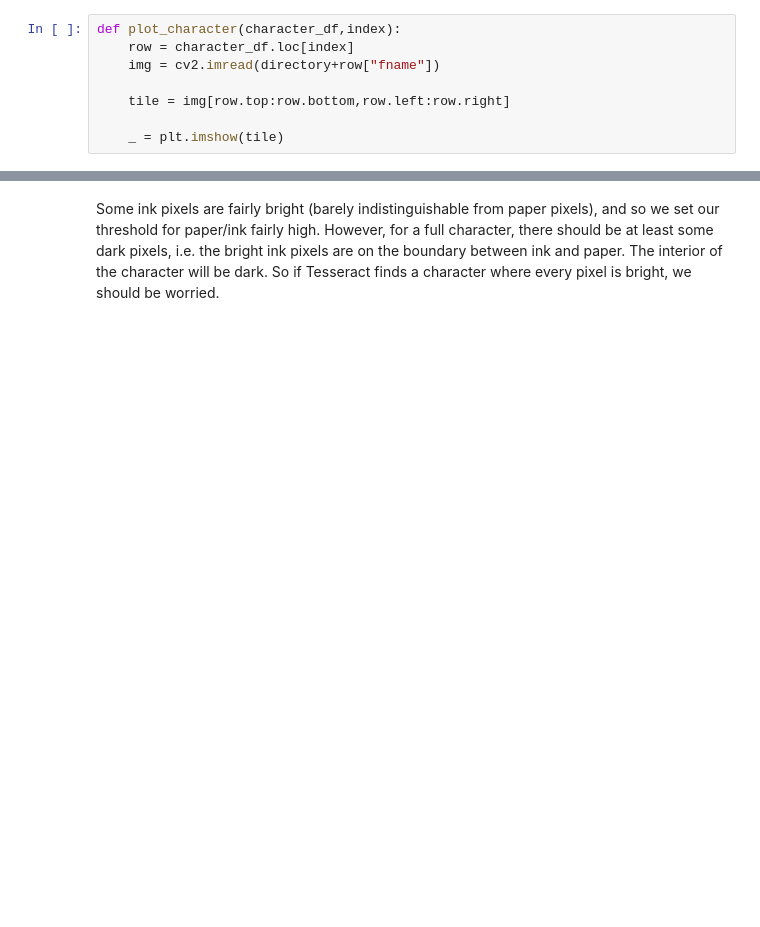
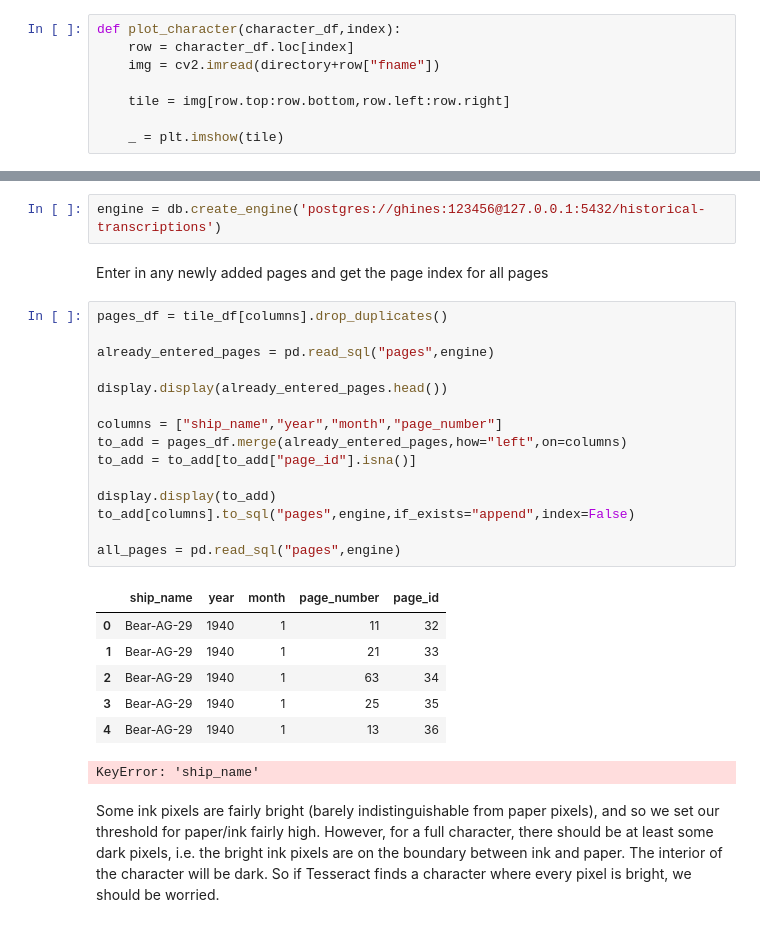
Before and after one commit to ggdhines/historical-transcriptions, a Jupyter notebook: notebooks/ocr followup.ipynb, the cells around one changed output, grey strips where cells are left out. Cells and saved outputs as stored; diff of their text form; blank space fills up the shorter version.

```diff
--- a/notebooks/ocr followup.ipynb
+++ b/notebooks/ocr followup.ipynb
@@ -76,3 +84,30 @@ Bear-AG-29-1940-01-49_ocr_ready.png
+# %%
+engine = db.create_engine('postgres://ghines:123456@127.0.0.1:5432/historical-transcriptions')
+# %% [markdown]
+Enter in any newly added pages and get the page index for all pages
+# %%
+pages_df = tile_df[columns].drop_duplicates()
+
+already_entered_pages = pd.read_sql("pages",engine)
+
+display.display(already_entered_pages.head())
+
+columns = ["ship_name","year","month","page_number"]
+to_add = pages_df.merge(already_entered_pages,how="left",on=columns)
+to_add = to_add[to_add["page_id"].isna()]
+
+display.display(to_add)
+to_add[columns].to_sql("pages",engine,if_exists="append",index=False)
+
+all_pages = pd.read_sql("pages",engine)
+# %% [output]
+|  | ship_name | year | month | page_number | page_id |
+| 0 | Bear-AG-29 | 1940 | 1 | 11 | 32 |
+| 1 | Bear-AG-29 | 1940 | 1 | 21 | 33 |
+| 2 | Bear-AG-29 | 1940 | 1 | 63 | 34 |
+| 3 | Bear-AG-29 | 1940 | 1 | 25 | 35 |
+| 4 | Bear-AG-29 | 1940 | 1 | 13 | 36 |
+KeyError: 'ship_name'
 # %% [markdown]
 Some ink pixels are fairly bright (barely indistinguishable from paper pixels), and so we set our threshold for paper/ink fairly high. However, for a full character, there should be at least some dark pixels, i.e. the bright ink pixels are on the boundary between ink and paper. The interior of the character will be dark. So if Tesseract finds a character where every pixel is bright, we should be worried.
 # %%
```
Also changed, not shown: parts of 67 cells of this notebook.
